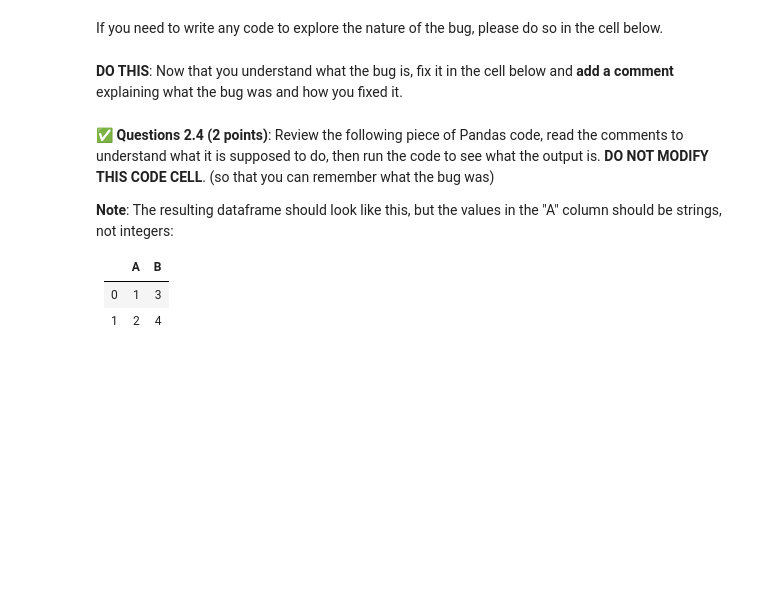
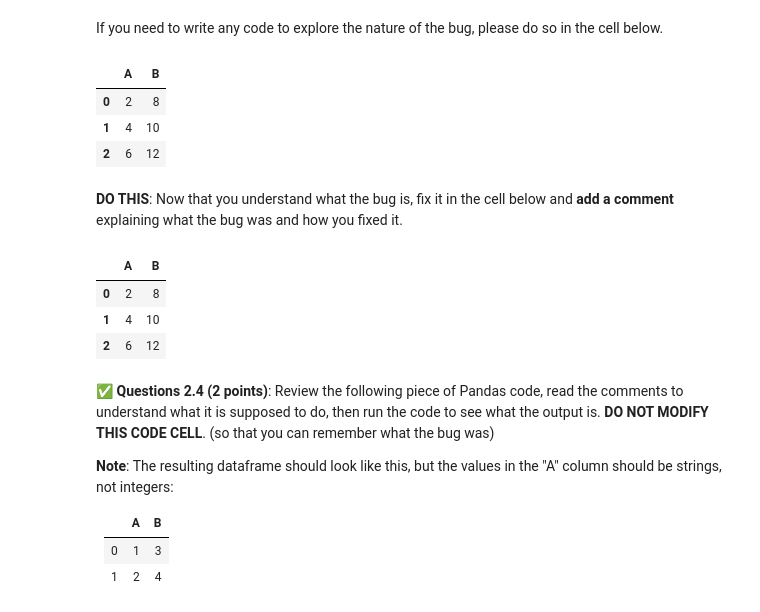
Before and after one commit to Colino03/CMSE202-f23-turnin, a Jupyter notebook: hw-01/HW-01.ipynb, the cells around one changed output. Drawn from its saved outputs; the diff is of its cells as text; code cells hidden in the pictures; blank space fills up the shorter version.

```diff
--- a/hw-01/HW-01.ipynb
+++ b/hw-01/HW-01.ipynb
@@ -241,2 +285,12 @@ If you need to write any code to explore the nature of the bug, please do so in
+# %%
+# Put exploratory code here, if needed
+df = pd.DataFrame({'A': [1, 2, 3], 'B': [4, 5, 6]})
+result = df.multiply(2, axis=1)
+result
+# %% [output]
+|  | A | B |
+| 0 | 2 | 8 |
+| 1 | 4 | 10 |
+| 2 | 6 | 12 |
 # %% [markdown]
 **DO THIS**: Now that you understand what the bug is, fix it in the cell below and **add a comment** explaining what the bug was and how you fixed it.
@@ -245,3 +297,15 @@ If you need to write any code to explore the nature of the bug, please do so in
+# %%
+# the error message was that there was none of the required arguments when the function was called.
+# the funtion wasnt compatible with the already existing multiply function in python.
+# I used the multiply function and added 2 and axis = 1 as inputs to multiply the df by 2 and skip the column names
+df = pd.DataFrame({'A': [1, 2, 3], 'B': [4, 5, 6]})
+new_df = df.multiply(2, axis=1)
+new_df
+# %% [output]
+|  | A | B |
+| 0 | 2 | 8 |
+| 1 | 4 | 10 |
+| 2 | 6 | 12 |
 # %% [markdown]
 &#9989; **Questions 2.4 (2 points)**: Review the following piece of Pandas code, read the comments to understand what it is supposed to do, then run the code to see what the output is. **DO NOT MODIFY THIS CODE CELL**. (so that you can remember what the bug was)
 
```
Also changed, not shown: parts of 34 cells of this notebook.
